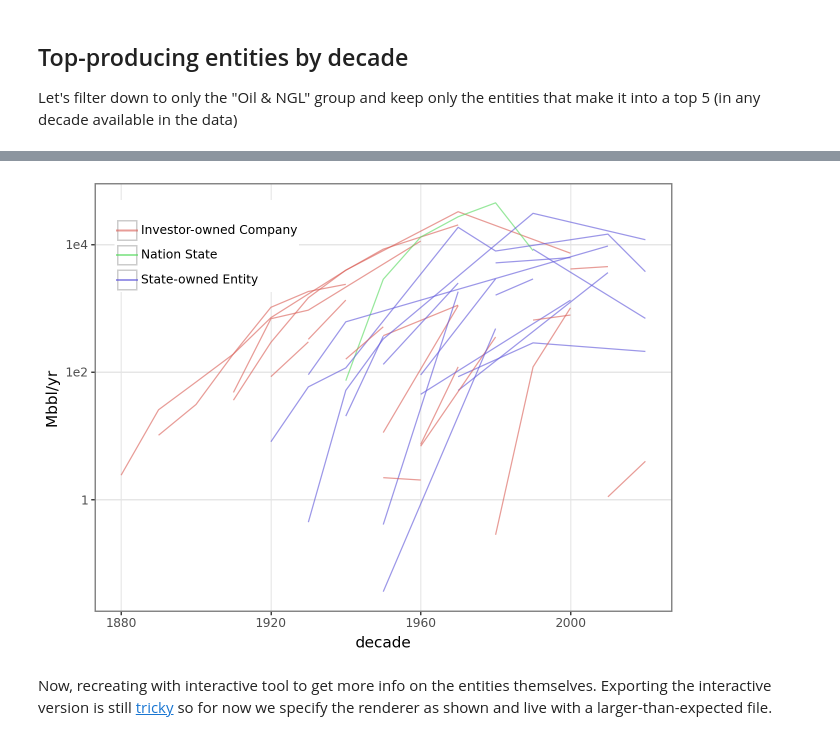
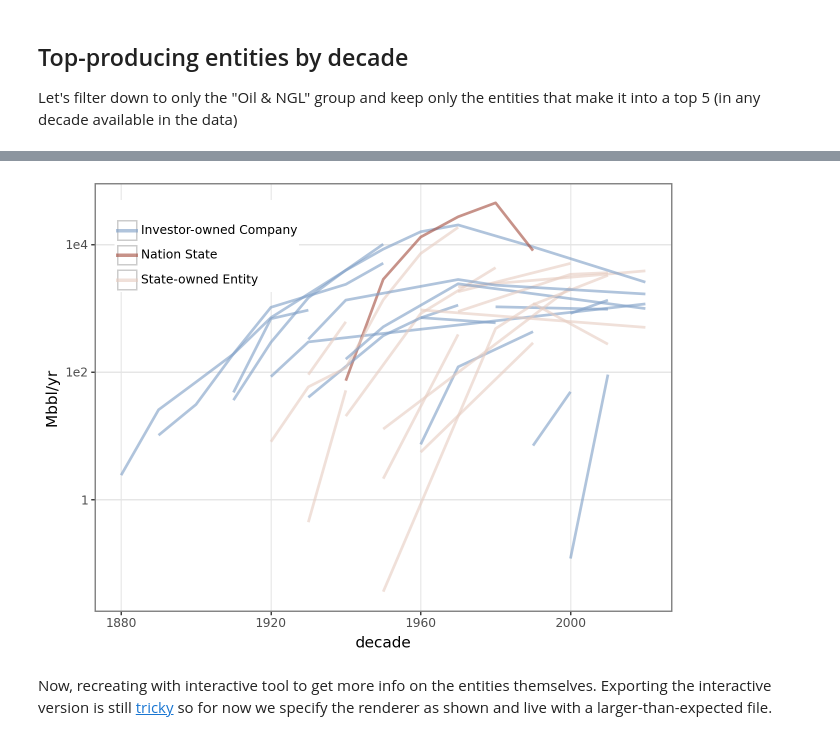
Before and after one commit to jdnricardo/carbon_majors, a Jupyter notebook: eda.ipynb, the cells around one changed output, grey strips where cells are left out. Saved outputs shown, nothing was run; the diff lists cells and outputs as text; code cells hidden in the pictures.

Commit message:
Update plotly color scheme

```diff
--- a/eda.ipynb
+++ b/eda.ipynb
@@ -158,14 +158,15 @@ shape: (5, 5)
 # %%
 (
     pn.ggplot(top_entities, pn.aes(x='decade', y='production_value', group='parent_entity'))
-    + pn.geom_line(pn.aes(color='parent_type'), alpha = 0.618)
+    + pn.geom_line(pn.aes(color='parent_type'), size=1.1, alpha = 0.618)
     + pn.scale_y_log10(name="Mbbl/yr")
+    + pn.scale_color_manual(values = parent_cmap)
     + pn.guides(color = pn.guide_legend(position=(0.05,0.95), title=""))
     + pn.theme(panel_grid_minor = pn.element_blank(),
         panel_grid_major_x = pn.element_line(color="#EBEBEB"))
 )
 # %% [output]
-[figure, old version]
+[figure, new version]
 # %% [markdown]
 Now, recreating with interactive tool to get more info on the entities themselves. Exporting the interactive version is still [tricky](https://plotly.com/python/interactive-html-export/) so for now we specify the renderer as shown and live with a larger-than-expected file.
 # %%
```
Also changed, not shown: parts of 3 cells of this notebook, 1 other file.
